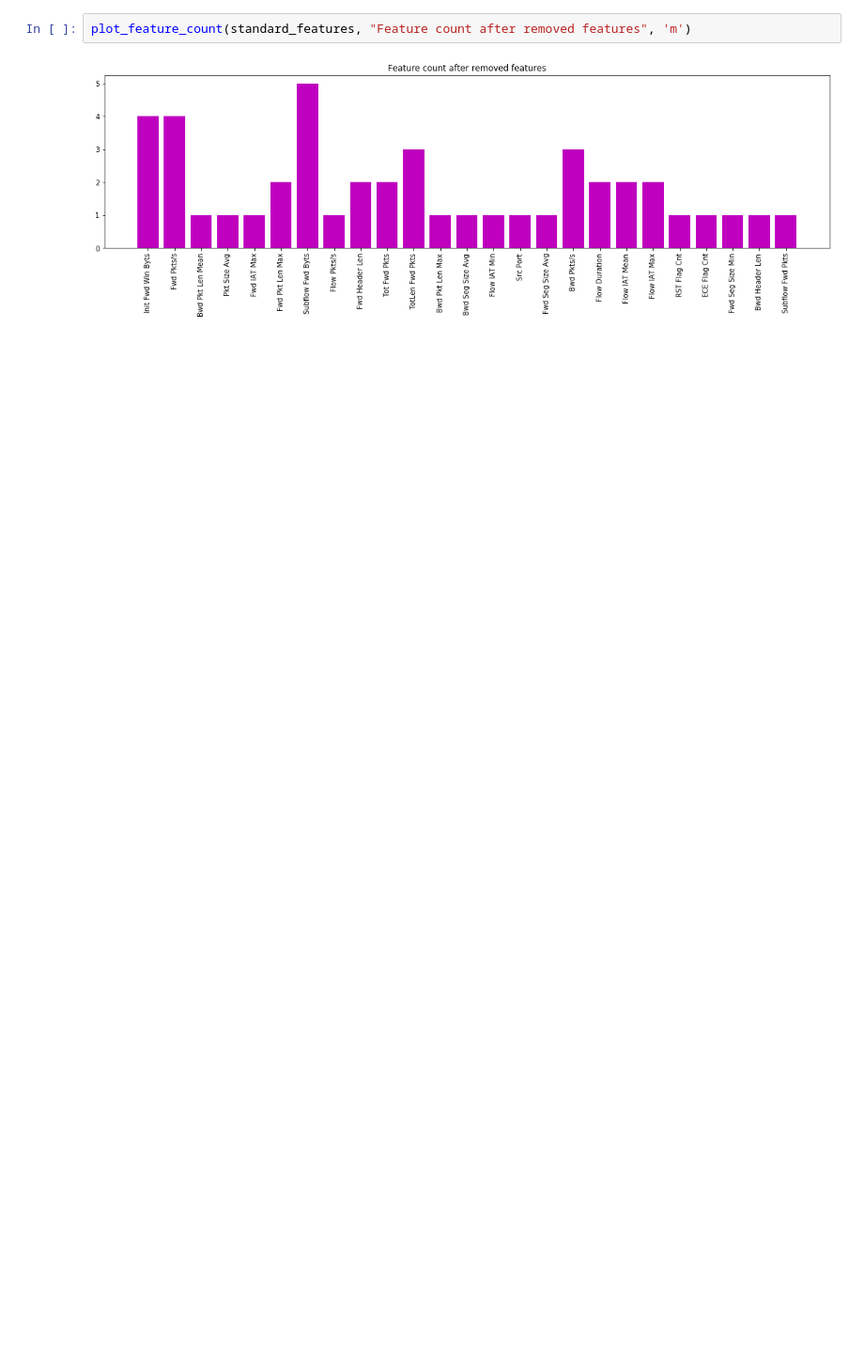
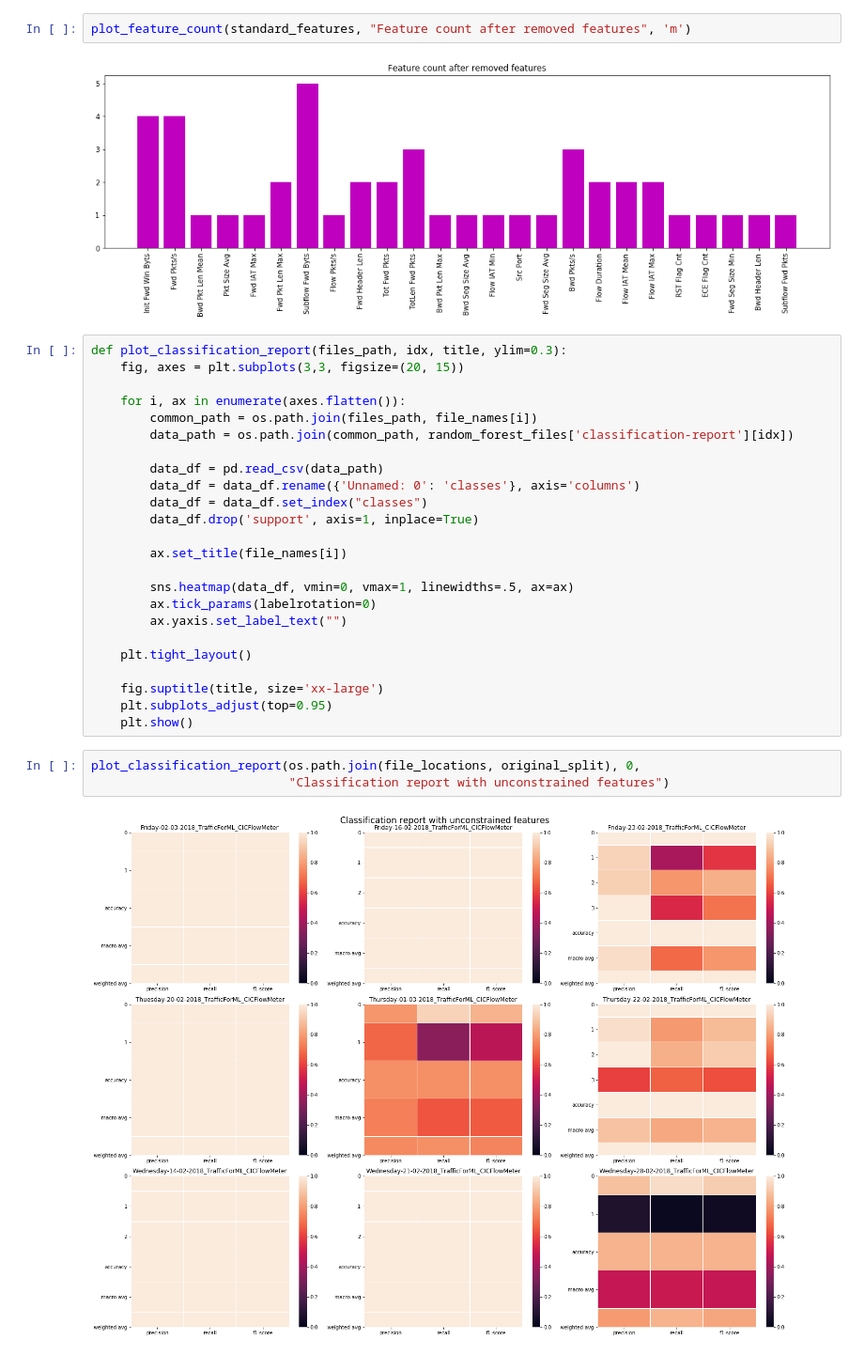
Before and after one commit to SusmitaDumiRai/Dissertation, a Jupyter notebook: Gregynog/Presentation.ipynb, the cells around one changed output. Shown at 94% size. Drawn from its saved outputs; the diff is of its cells as text; blank space fills up the shorter version.

```diff
--- a/Gregynog/Presentation.ipynb
+++ b/Gregynog/Presentation.ipynb
@@ -126,3 +127,32 @@ standard_features = plot_feature_importance(os.path.join(file_locations, standar
 plot_feature_count(standard_features, "Feature count after removed features", 'm')
 # %% [output]
 [figure]
+# %%
+def plot_classification_report(files_path, idx, title, ylim=0.3):
+    fig, axes = plt.subplots(3,3, figsize=(20, 15))
+
+    for i, ax in enumerate(axes.flatten()):
+        common_path = os.path.join(files_path, file_names[i])
+        data_path = os.path.join(common_path, random_forest_files['classification-report'][idx])
+
+        data_df = pd.read_csv(data_path)
+        data_df = data_df.rename({'Unnamed: 0': 'classes'}, axis='columns')
+        data_df = data_df.set_index("classes")
+        data_df.drop('support', axis=1, inplace=True)
+
+        ax.set_title(file_names[i])
+
+        sns.heatmap(data_df, vmin=0, vmax=1, linewidths=.5, ax=ax)
+        ax.tick_params(labelrotation=0)
+        ax.yaxis.set_label_text("")
+
+    plt.tight_layout()
+
+    fig.suptitle(title, size='xx-large')
+    plt.subplots_adjust(top=0.95)
+    plt.show()
+# %%
+plot_classification_report(os.path.join(file_locations, original_split), 0,
+                           "Classification report with unconstrained features")
+# %% [output]
+[figure, added]
```
Also changed, not shown: parts of 7 cells of this notebook.
